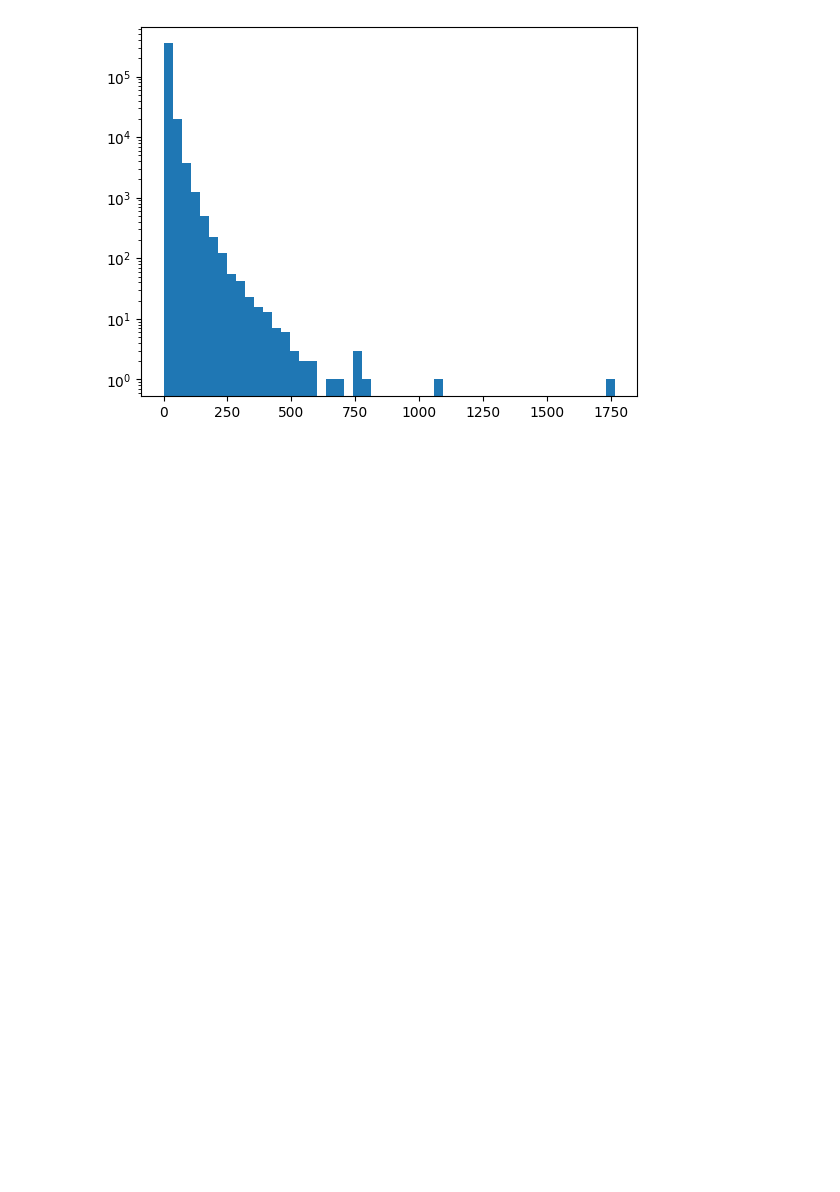
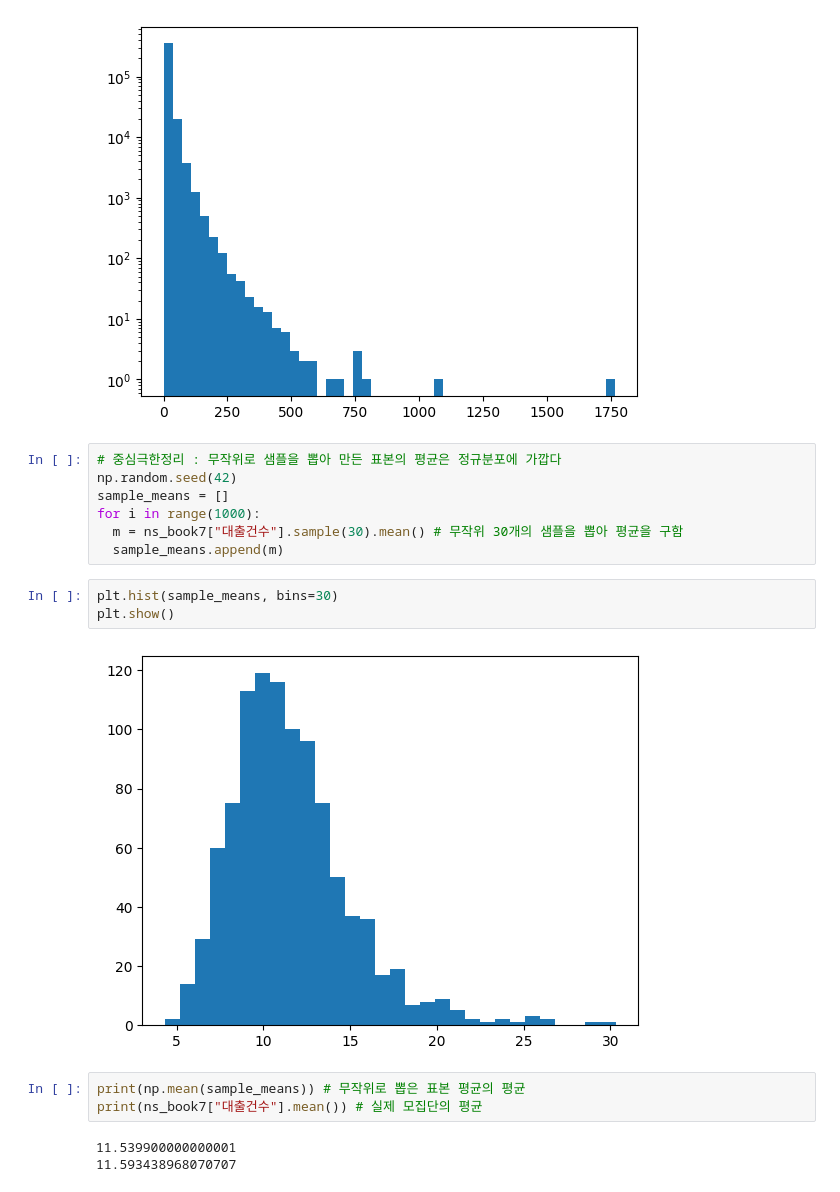
Before and after one commit to hyeonn-06/data_analysis, a Jupyter notebook: ch07_1.ipynb, the cells around one changed output. Cells and saved outputs as stored; diff of their text form; blank space fills up the shorter version.

```diff
--- a/ch07_1.ipynb
+++ b/ch07_1.ipynb
@@ -51,3 +62,21 @@ plt.yscale("log")
 plt.show()
 # %% [output]
 [figure]
+# %%
+# 중심극한정리 : 무작위로 샘플을 뽑아 만든 표본의 평균은 정규분포에 가깝다
+np.random.seed(42)
+sample_means = []
+for i in range(1000):
+  m = ns_book7["대출건수"].sample(30).mean() # 무작위 30개의 샘플을 뽑아 평균을 구함
+  sample_means.append(m)
+# %%
+plt.hist(sample_means, bins=30)
+plt.show()
+# %% [output]
+[figure, added]
+# %%
+print(np.mean(sample_means)) # 무작위로 뽑은 표본 평균의 평균
+print(ns_book7["대출건수"].mean()) # 실제 모집단의 평균
+# %% [output]
+11.539900000000001
+11.593438968070707
```
Also changed, not shown: parts of 26 cells of this notebook.
